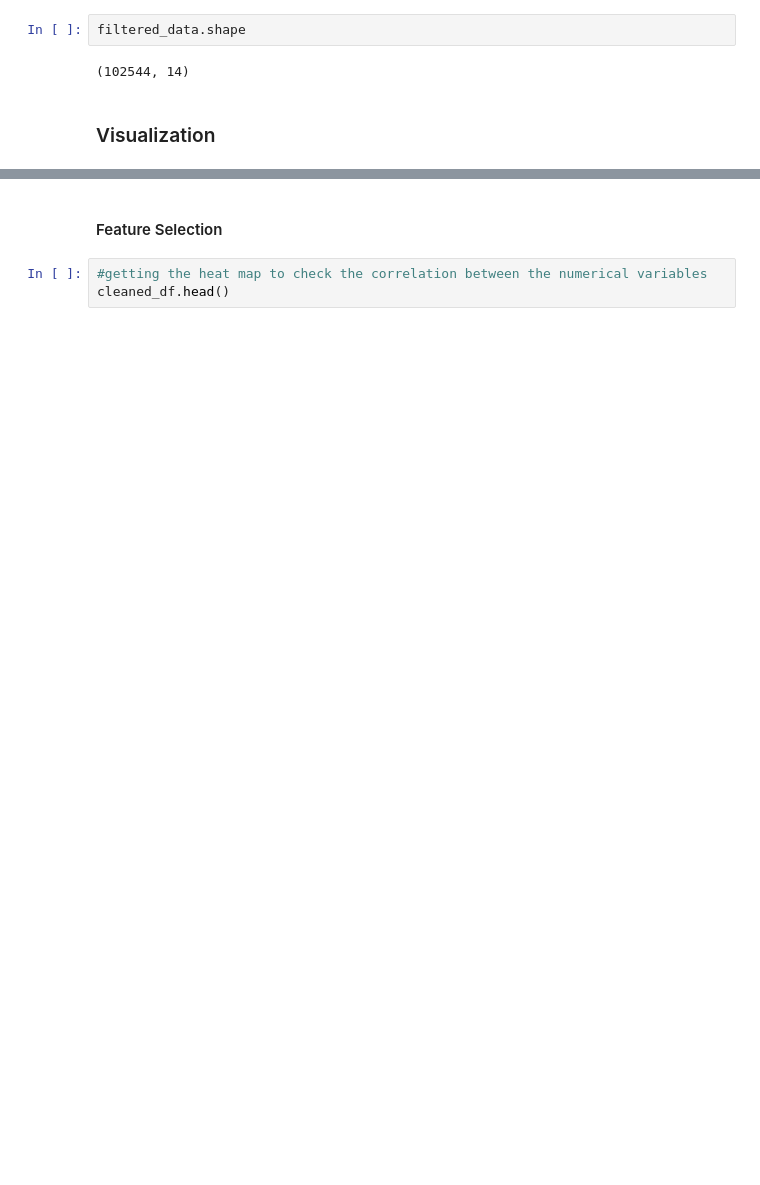
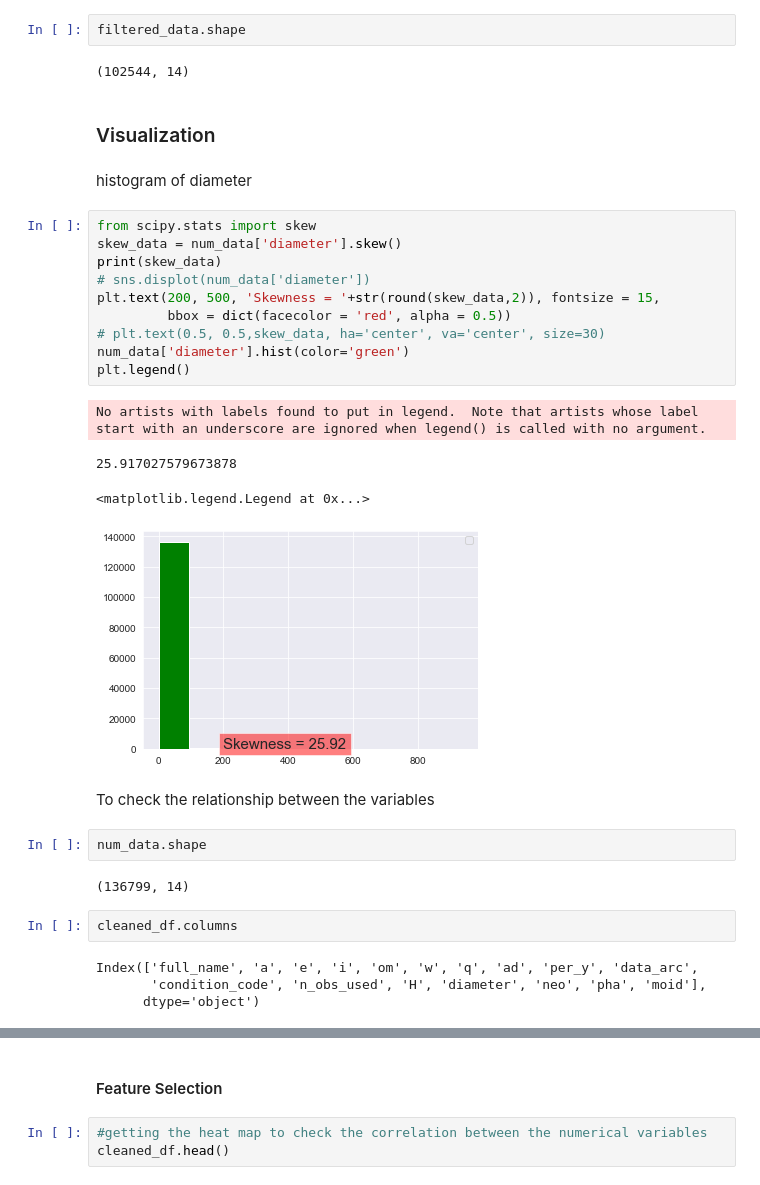
Before and after one commit to fagami1423/astoroid-diameter-prediction, a Jupyter notebook: final assignment.ipynb, the cells around one changed output, grey strips where cells are left out. Cells and saved outputs as stored; diff of their text form; blank space fills up the shorter version.

```diff
--- a/final assignment.ipynb
+++ b/final assignment.ipynb
@@ -321,3 +327,32 @@ filtered_data.shape
 (102544, 14)
 # %% [markdown]
 ### Visualization
+# %% [markdown]
+histogram of diameter
+# %%
+from scipy.stats import skew
+skew_data = num_data['diameter'].skew()
+print(skew_data)
+# sns.displot(num_data['diameter'])
+plt.text(200, 500, 'Skewness = '+str(round(skew_data,2)), fontsize = 15,
+         bbox = dict(facecolor = 'red', alpha = 0.5))
+# plt.text(0.5, 0.5,skew_data, ha='center', va='center', size=30)
+num_data['diameter'].hist(color='green')
+plt.legend()
+# %% [output]
+No artists with labels found to put in legend.  Note that artists whose label start with an underscore are ignored when legend() is called with no argument.
+25.917027579673878
+<matplotlib.legend.Legend at 0x...>
+[figure, added]
+# %% [markdown]
+To check the relationship between the variables
+# %%
+num_data.shape
+# %% [output]
+(136799, 14)
+# %%
+cleaned_df.columns
+# %% [output]
+Index(['full_name', 'a', 'e', 'i', 'om', 'w', 'q', 'ad', 'per_y', 'data_arc',
+       'condition_code', 'n_obs_used', 'H', 'diameter', 'neo', 'pha', 'moid'],
+      dtype='object')
```
Also changed, not shown: parts of 28 cells of this notebook, 1 other file.
